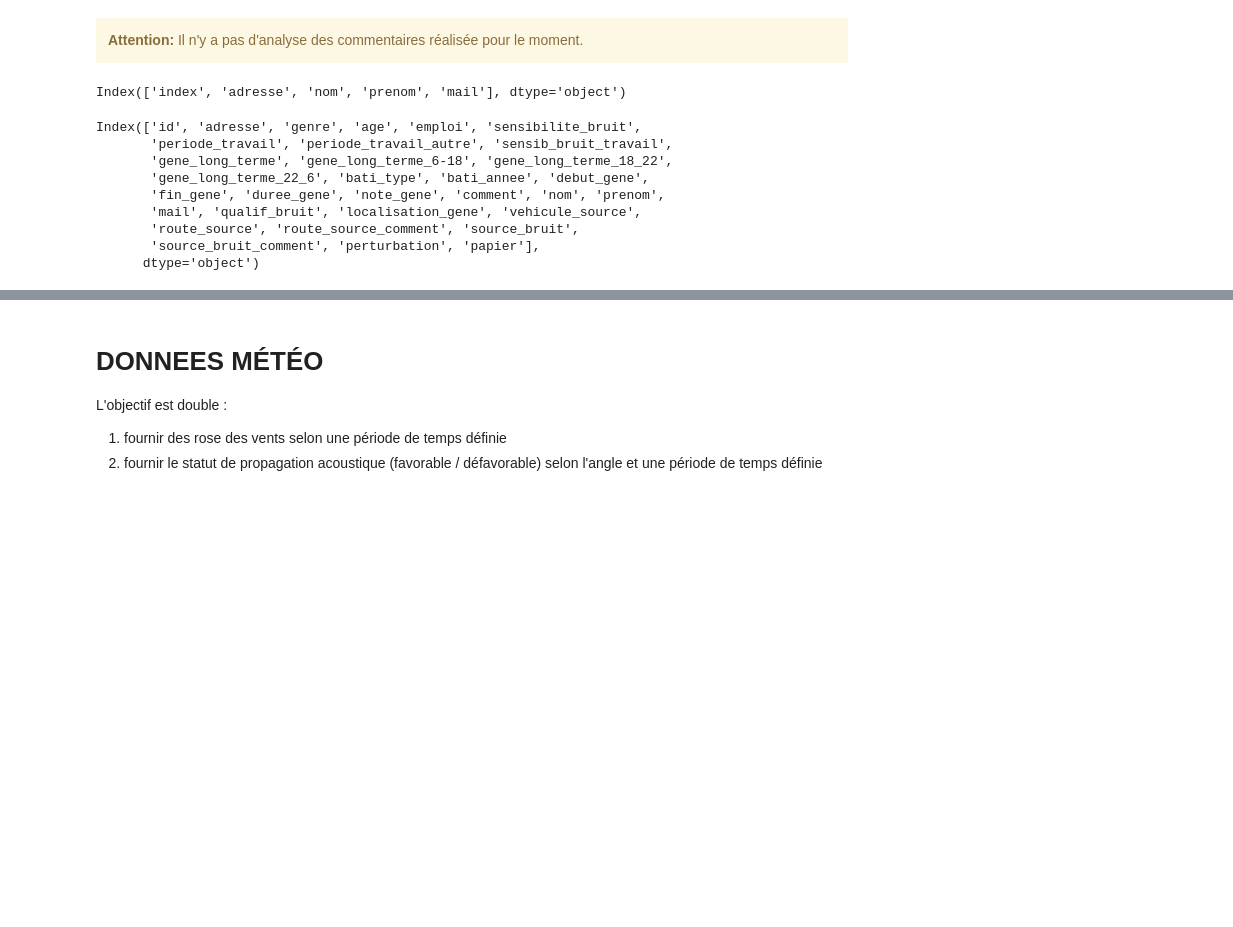
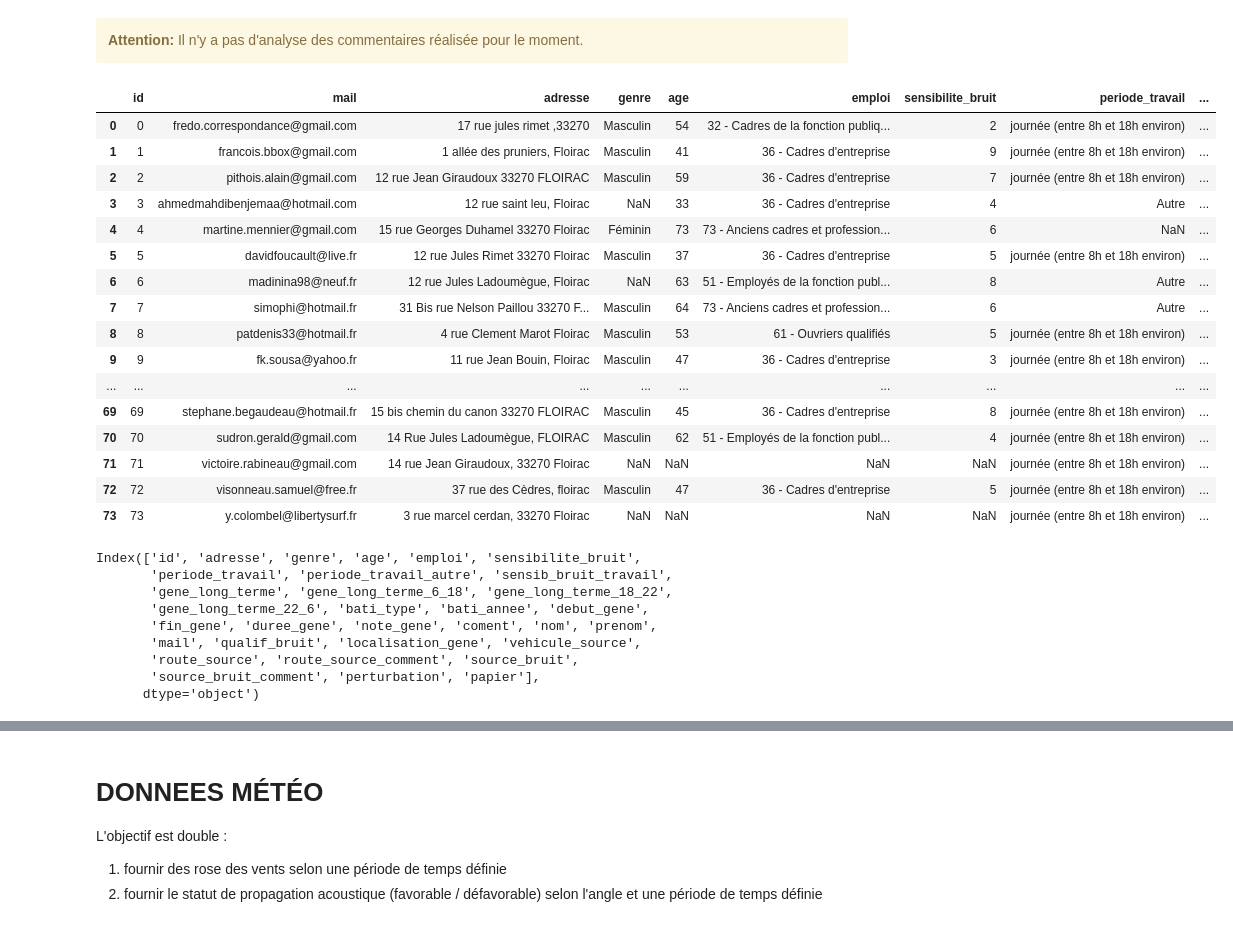
Before and after one commit to nantodevison/PPBE_BdxMet, a Jupyter notebook: notebooks/Import_donnees.ipynb, the cells around one changed output, grey strips where cells are left out. Saved outputs shown, nothing was run; the diff lists cells and outputs as text; code cells hidden in the pictures; blank space fills up the shorter version.

Commit message:
Modif ressenti

```diff
--- a/notebooks/Import_donnees.ipynb
+++ b/notebooks/Import_donnees.ipynb
@@ -58,18 +58,36 @@ ressenti.creationCharts(dicoCharts, export=False)
 # dicoCharts.keys()
 dicoCharts['sensibilite']['data']
 dicoCharts['sensibilite']['chart']
+# %%
+ressenti.dfDeclarationGene = ressenti.participantsGeneV0()[1]
 # %%
-ressenti.dfParticipantsAdresses.columns
+ressenti.dfParticipants
 # %% [output]
-Index(['index', 'adresse', 'nom', 'prenom', 'mail'], dtype='object')
+|  | id | mail | adresse | genre | age | emploi | sensibilite_bruit | periode_travail | ... |
+| 0 | 0 | fredo.correspondance@gmail.com | 17 rue jules rimet ,33270 | Masculin | 54 | 32 - Cadres de la fonction publiq... | 2 | journée (entre 8h et 18h environ) | ... |
+| 1 | 1 | francois.bbox@gmail.com | 1 allée des pruniers, Floirac | Masculin | 41 | 36 - Cadres d'entreprise | 9 | journée (entre 8h et 18h environ) | ... |
+| 2 | 2 | pithois.alain@gmail.com | 12 rue Jean Giraudoux 33270 FLOIRAC | Masculin | 59 | 36 - Cadres d'entreprise | 7 | journée (entre 8h et 18h environ) | ... |
+| 3 | 3 | ahmedmahdibenjemaa@hotmail.com | 12 rue saint leu, Floirac | NaN | 33 | 36 - Cadres d'entreprise | 4 | Autre | ... |
+| 4 | 4 | martine.mennier@gmail.com | 15 rue Georges Duhamel 33270 Floirac | Féminin | 73 | 73 - Anciens cadres et profession... | 6 | NaN | ... |
+| 5 | 5 | davidfoucault@live.fr | 12 rue Jules Rimet 33270 Floirac | Masculin | 37 | 36 - Cadres d'entreprise | 5 | journée (entre 8h et 18h environ) | ... |
+| 6 | 6 | madinina98@neuf.fr | 12 rue Jules Ladoumègue, Floirac | NaN | 63 | 51 - Employés de la fonction publ... | 8 | Autre | ... |
+| 7 | 7 | simophi@hotmail.fr | 31 Bis rue Nelson Paillou 33270 F... | Masculin | 64 | 73 - Anciens cadres et profession... | 6 | Autre | ... |
+| 8 | 8 | patdenis33@hotmail.fr | 4 rue Clement Marot Floirac | Masculin | 53 | 61 - Ouvriers qualifiés | 5 | journée (entre 8h et 18h environ) | ... |
+| 9 | 9 | fk.sousa@yahoo.fr | 11 rue Jean Bouin, Floirac | Masculin | 47 | 36 - Cadres d'entreprise | 3 | journée (entre 8h et 18h environ) | ... |
+| ... | ... | ... | ... | ... | ... | ... | ... | ... | ... |
+| 69 | 69 | stephane.begaudeau@hotmail.fr | 15 bis chemin du canon 33270 FLOIRAC | Masculin | 45 | 36 - Cadres d'entreprise | 8 | journée (entre 8h et 18h environ) | ... |
+| 70 | 70 | sudron.gerald@gmail.com | 14 Rue Jules Ladoumègue, FLOIRAC | Masculin | 62 | 51 - Employés de la fonction publ... | 4 | journée (entre 8h et 18h environ) | ... |
+| 71 | 71 | victoire.rabineau@gmail.com | 14 rue Jean Giraudoux, 33270 Floirac | NaN | NaN | NaN | NaN | journée (entre 8h et 18h environ) | ... |
+| 72 | 72 | visonneau.samuel@free.fr | 37 rue des Cèdres, floirac | Masculin | 47 | 36 - Cadres d'entreprise | 5 | journée (entre 8h et 18h environ) | ... |
+| 73 | 73 | y.colombel@libertysurf.fr | 3 rue marcel cerdan, 33270 Floirac | NaN | NaN | NaN | NaN | journée (entre 8h et 18h environ) | ... |
 # %%
 ressenti.dfDeclarationGene.columns
 # %% [output]
 Index(['id', 'adresse', 'genre', 'age', 'emploi', 'sensibilite_bruit',
        'periode_travail', 'periode_travail_autre', 'sensib_bruit_travail',
-       'gene_long_terme', 'gene_long_terme_6-18', 'gene_long_terme_18_22',
+       'gene_long_terme', 'gene_long_terme_6_18', 'gene_long_terme_18_22',
        'gene_long_terme_22_6', 'bati_type', 'bati_annee', 'debut_gene',
-       'fin_gene', 'duree_gene', 'note_gene', 'comment', 'nom', 'prenom',
+       'fin_gene', 'duree_gene', 'note_gene', 'coment', 'nom', 'prenom',
        'mail', 'qualif_bruit', 'localisation_gene', 'vehicule_source',
        'route_source', 'route_source_comment', 'source_bruit',
        'source_bruit_comment', 'perturbation', 'papier'],
```
Also changed, not shown: parts of 12 cells of this notebook, 2 other files.
